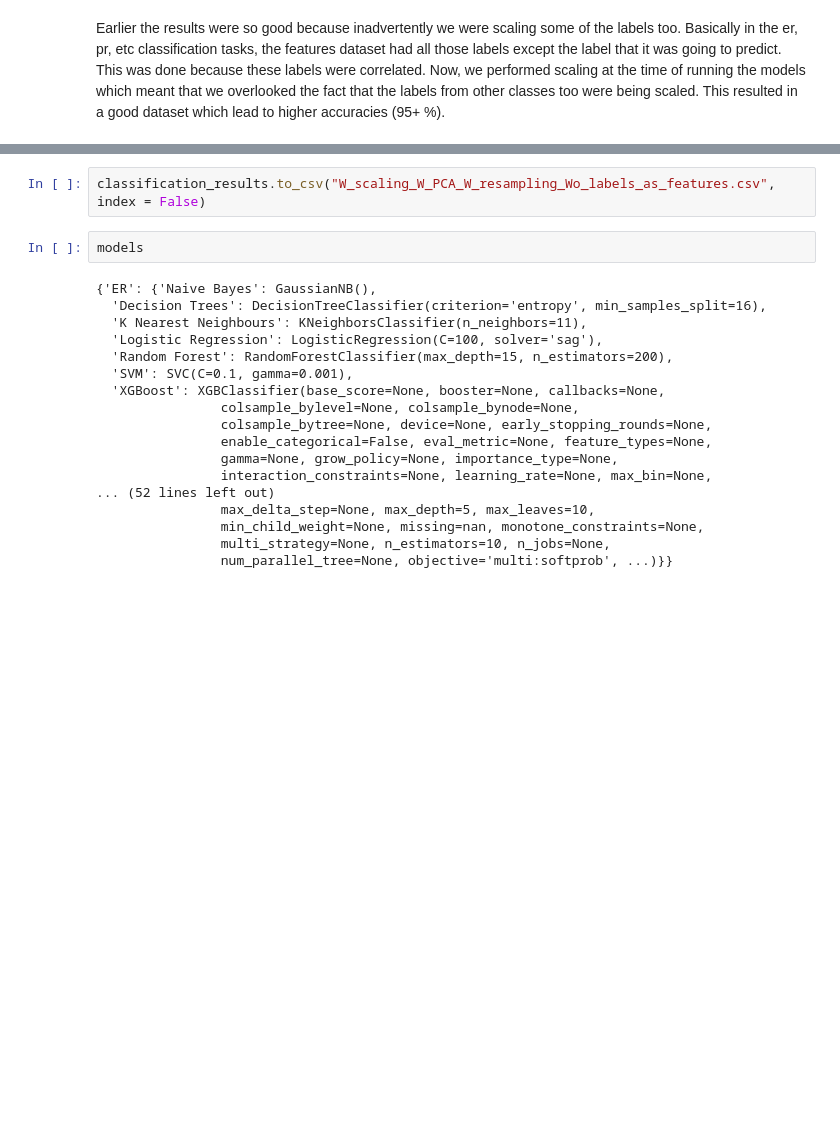
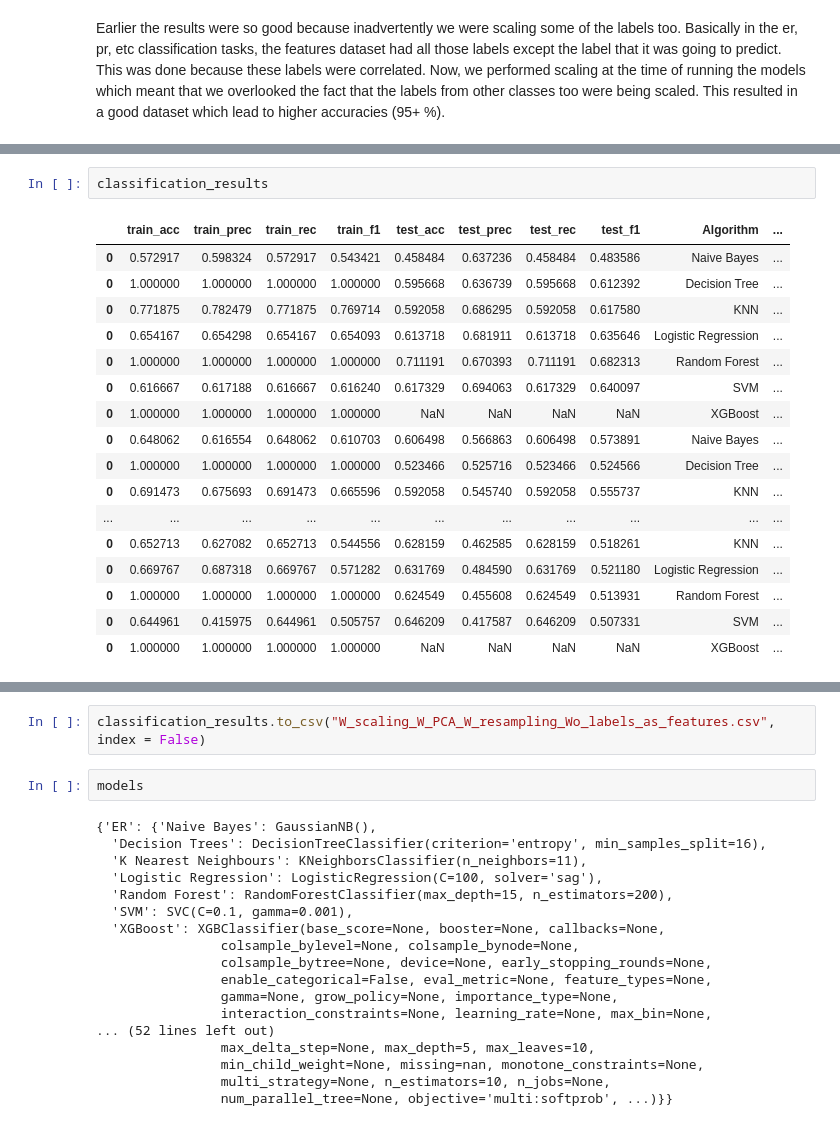
Before and after one commit to breast-cancer-detection-with-mri-images/Breast-Cancer-Subtype-from-MRI, a Jupyter notebook: 4.1. ML Modelling/ML Models Preprocessing/main_pca_copy.ipynb, the cells around one changed output, grey strips where cells are left out. Drawn from its saved outputs; the diff is of its cells as text; blank space fills up the shorter version.

```diff
--- a/4.1. ML Modelling/ML Models Preprocessing/main_pca_copy.ipynb
+++ b/4.1. ML Modelling/ML Models Preprocessing/main_pca_copy.ipynb
@@ -566,3 +647,23 @@ Please also refer to the documentation for alternative solver options:
+# %%
+classification_results
+# %% [output]
+|  | train_acc | train_prec | train_rec | train_f1 | test_acc | test_prec | test_rec | test_f1 | Algorithm | ... |
+| 0 | 0.572917 | 0.598324 | 0.572917 | 0.543421 | 0.458484 | 0.637236 | 0.458484 | 0.483586 | Naive Bayes | ... |
+| 0 | 1.000000 | 1.000000 | 1.000000 | 1.000000 | 0.595668 | 0.636739 | 0.595668 | 0.612392 | Decision Tree | ... |
+| 0 | 0.771875 | 0.782479 | 0.771875 | 0.769714 | 0.592058 | 0.686295 | 0.592058 | 0.617580 | KNN | ... |
+| 0 | 0.654167 | 0.654298 | 0.654167 | 0.654093 | 0.613718 | 0.681911 | 0.613718 | 0.635646 | Logistic Regression | ... |
+| 0 | 1.000000 | 1.000000 | 1.000000 | 1.000000 | 0.711191 | 0.670393 | 0.711191 | 0.682313 | Random Forest | ... |
+| 0 | 0.616667 | 0.617188 | 0.616667 | 0.616240 | 0.617329 | 0.694063 | 0.617329 | 0.640097 | SVM | ... |
+| 0 | 1.000000 | 1.000000 | 1.000000 | 1.000000 | NaN | NaN | NaN | NaN | XGBoost | ... |
+| 0 | 0.648062 | 0.616554 | 0.648062 | 0.610703 | 0.606498 | 0.566863 | 0.606498 | 0.573891 | Naive Bayes | ... |
+| 0 | 1.000000 | 1.000000 | 1.000000 | 1.000000 | 0.523466 | 0.525716 | 0.523466 | 0.524566 | Decision Tree | ... |
+| 0 | 0.691473 | 0.675693 | 0.691473 | 0.665596 | 0.592058 | 0.545740 | 0.592058 | 0.555737 | KNN | ... |
+| ... | ... | ... | ... | ... | ... | ... | ... | ... | ... | ... |
+| 0 | 0.652713 | 0.627082 | 0.652713 | 0.544556 | 0.628159 | 0.462585 | 0.628159 | 0.518261 | KNN | ... |
+| 0 | 0.669767 | 0.687318 | 0.669767 | 0.571282 | 0.631769 | 0.484590 | 0.631769 | 0.521180 | Logistic Regression | ... |
+| 0 | 1.000000 | 1.000000 | 1.000000 | 1.000000 | 0.624549 | 0.455608 | 0.624549 | 0.513931 | Random Forest | ... |
+| 0 | 0.644961 | 0.415975 | 0.644961 | 0.505757 | 0.646209 | 0.417587 | 0.646209 | 0.507331 | SVM | ... |
+| 0 | 1.000000 | 1.000000 | 1.000000 | 1.000000 | NaN | NaN | NaN | NaN | XGBoost | ... |
 # %%
 classification_results
 # %% [output]
```
Also changed, not shown: parts of 19 cells of this notebook.
